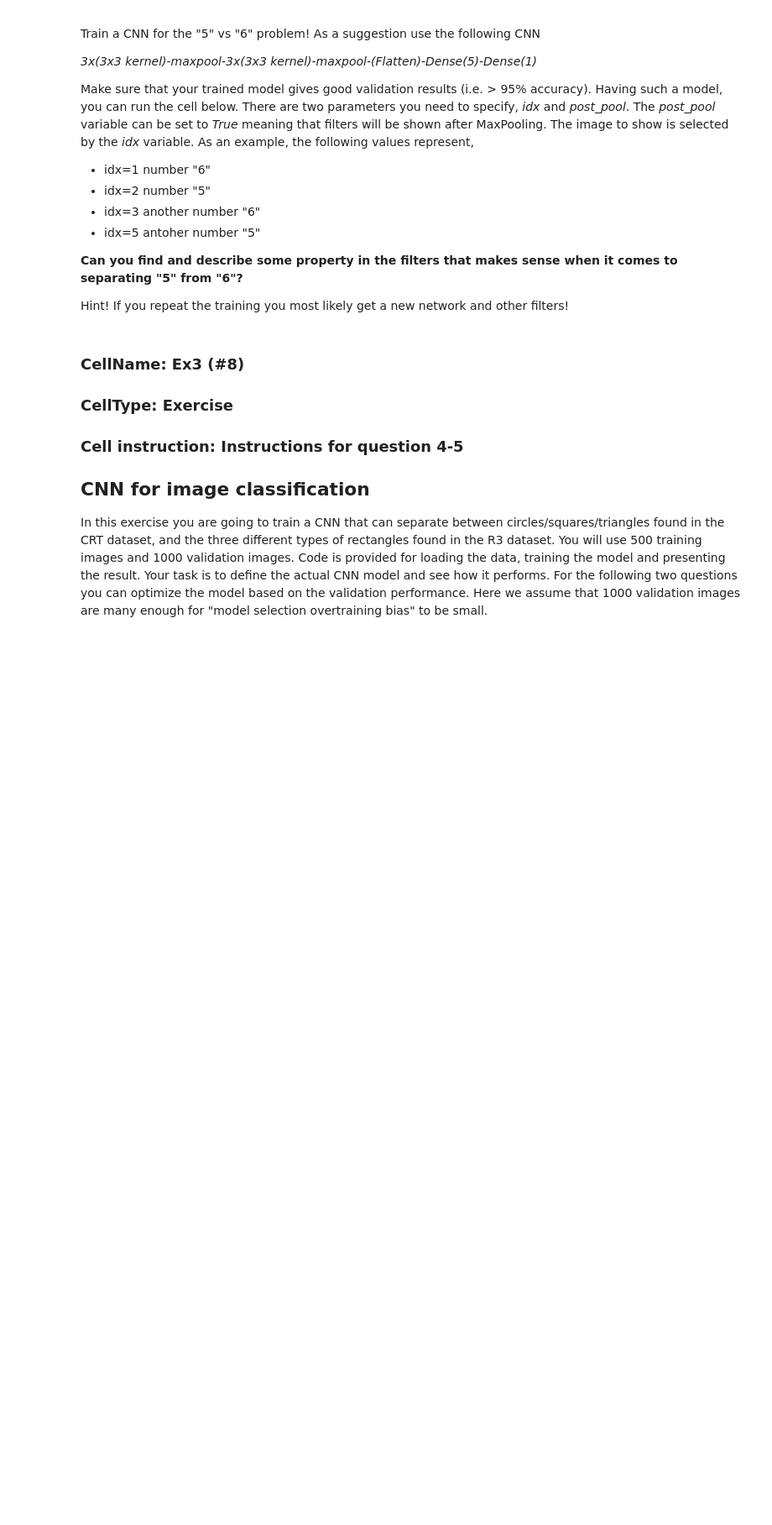
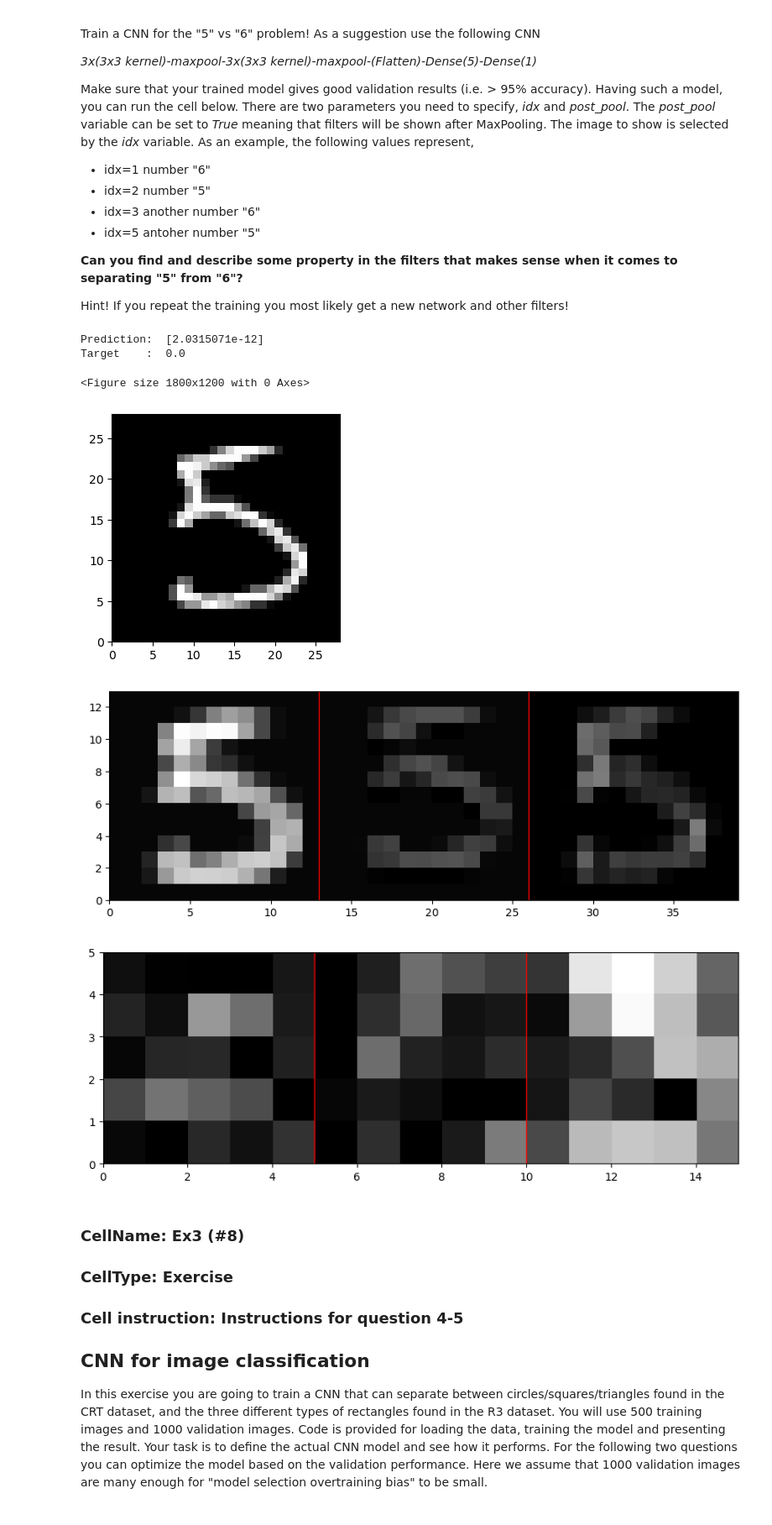
Before and after one commit to TheodorAT/Neural-Networks, a Jupyter notebook: Lab3/lab3.ipynb, the cells around one changed output. Shown: that part at 84% size. Saved outputs shown, nothing was run; the diff lists cells and outputs as text; code cells hidden in the pictures; blank space fills up the shorter version.

```diff
--- a/Lab3/lab3.ipynb
+++ b/Lab3/lab3.ipynb
@@ -432,13 +428,20 @@ Make sure that your trained model gives good validation results (i.e. > 95% accu
 Hint! If you repeat the training you most likely get a new network and other filters!
 # %%
 # Show before or after MaxPooling
-post_pool = False
+post_pool = True
 
 # The test image to look at
-idx = 1
+idx = 2
 
 # Call the visualization method, giving the model and the validation data to select the case from
 layerVisaliztion(ex1, x_val, d_val, idx, post_pool)
+# %% [output]
+Prediction:  [2.0315071e-12]
+Target    :  0.0
+<Figure size 1800x1200 with 0 Axes>
+[figure, added]
+[figure, added]
+[figure, added]
 # %% [markdown]
 ### CellName: Ex3 (#8)
 ### CellType: Exercise
```
Also changed, not shown: parts of 5 cells of this notebook.
